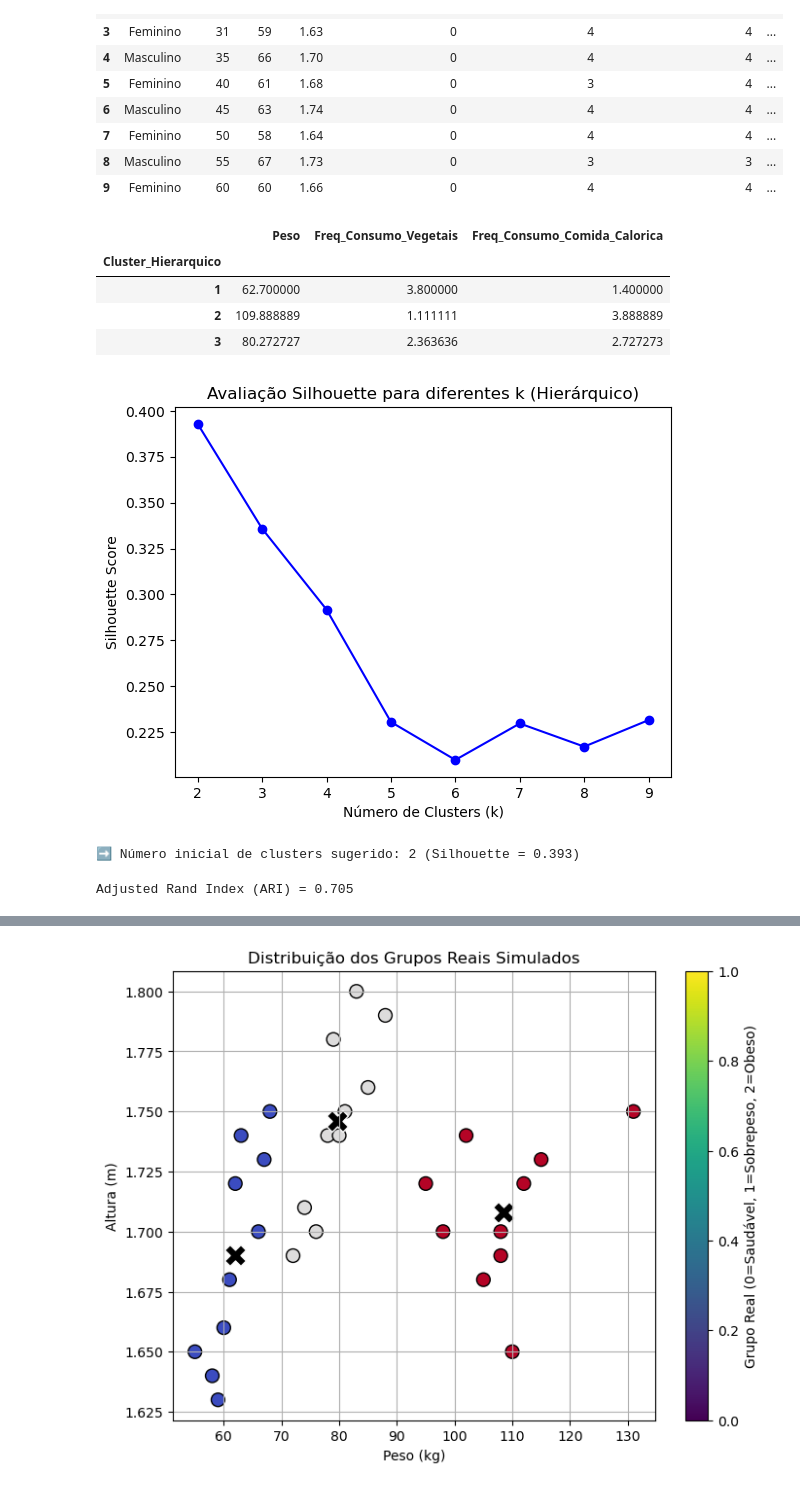
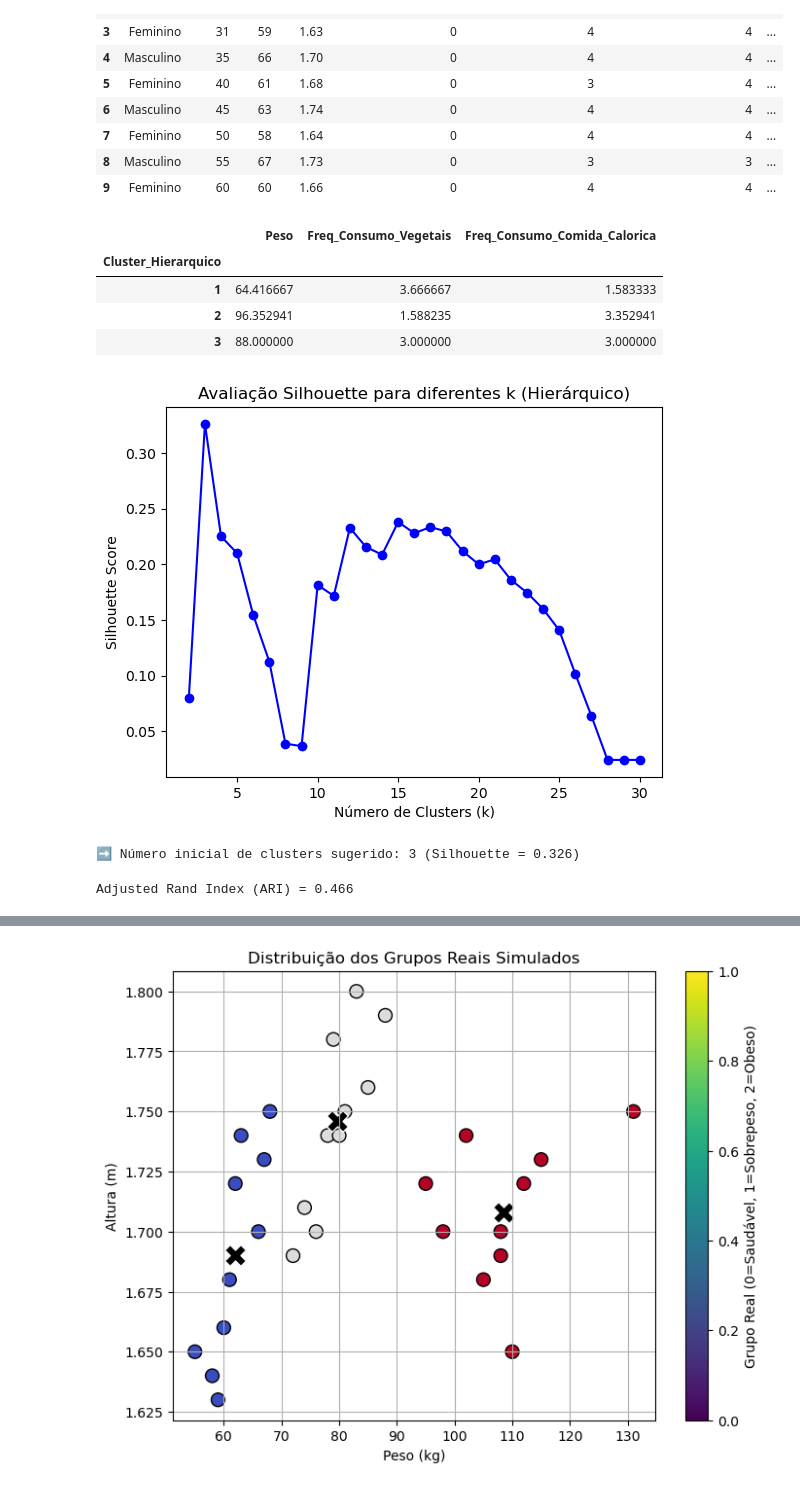
Before and after one commit to Rodrigo-Pinto22/Cluster-Analysis-Obesity-Level, a Jupyter notebook: Cluster_Analysis_Simu.ipynb, the cells around one changed output, grey strips where cells are left out. Saved outputs shown, nothing was run; the diff lists cells and outputs as text; code cells hidden in the pictures.

```diff
--- a/Cluster_Analysis_Simu.ipynb
+++ b/Cluster_Analysis_Simu.ipynb
@@ -165,4 +165,4 @@ X_scaled = scaler.fit_transform(X)
 # %% [markdown]
 ### Tipo de Linkage e Métrica
 # %%
-Z = linkage(X_scaled, method='complete', metric='euclidean')
+Z = linkage(X_scaled, method='single', metric='euclidean')
@@ -200,53 +220,53 @@ dados_simulados.groupby("Cluster_Hierarquico")[["Peso", "Freq_Consumo_Vegetais",
 # %% [output]
 |  | Peso | Freq_Consumo_Vegetais | Freq_Consumo_Comida_Calorica |
 | Cluster_Hierarquico |  |  |  |
-| 1 | 62.700000 | 3.800000 | 1.400000 |
-| 2 | 109.888889 | 1.111111 | 3.888889 |
-| 3 | 80.272727 | 2.363636 | 2.727273 |
+| 1 | 64.416667 | 3.666667 | 1.583333 |
+| 2 | 96.352941 | 1.588235 | 3.352941 |
+| 3 | 88.000000 | 3.000000 | 3.000000 |
 # %%
 # Labels reais (baseados nos grupos simulados)
 labels_reais = [0]*10 + [1]*10 + [2]*10
 # %%
 from sklearn.metrics import silhouette_score
 from scipy.cluster.hierarchy import linkage, fcluster
 import matplotlib.pyplot as plt
 
 # Distância e método de ligação
-Z = linkage(X_scaled, method='complete', metric='euclidean')
+Z = linkage(X_scaled, method='single', metric='euclidean')
 
 # Testar diferentes números de clusters
 sil_scores = []
-k_values = range(2, 10)
+k_values = range(2, 31)
 
 for k in k_values:
     clusters = fcluster(Z, t=k, criterion='maxclust')
     score = silhouette_score(X_scaled, clusters)
     sil_scores.append(score)
 
 # Gráfico Silhouette vs Nº de Clusters
 plt.plot(k_values, sil_scores, 'bo-')
 plt.xlabel("Número de Clusters (k)")
 plt.ylabel("Silhouette Score")
 plt.title("Avaliação Silhouette para diferentes k (Hierárquico)")
 plt.show()
 
 # Melhor valor
 k_otimo = k_values[sil_scores.index(max(sil_scores))]
 print(f"➡️ Número inicial de clusters sugerido: {k_otimo} (Silhouette = {max(sil_scores):.3f})")
 # %% [output]
-[figure, old version]
+[figure, new version]
-➡️ Número inicial de clusters sugerido: 2 (Silhouette = 0.393)
+➡️ Número inicial de clusters sugerido: 3 (Silhouette = 0.326)
 # %%
 from sklearn.metrics import adjusted_rand_score
 
 # Clusters obtidos com o número ótimo
-clusters_hier = fcluster(Z, t=3, criterion='maxclust')
+clusters_hier = fcluster(Z, t=k_otimo, criterion='maxclust')
 
 # Cálculo do ARI
 ari = adjusted_rand_score(labels_reais, clusters_hier)
 print(f"Adjusted Rand Index (ARI) = {ari:.3f}")
 # %% [output]
-Adjusted Rand Index (ARI) = 0.705
+Adjusted Rand Index (ARI) = 0.466
 # %%
 dados_simulados["Cluster_Hierarquico"] = clusters_hier
 dados_simulados["Grupo_Real"] = labels_reais
```
Also changed, not shown: parts of 10 cells of this notebook.
